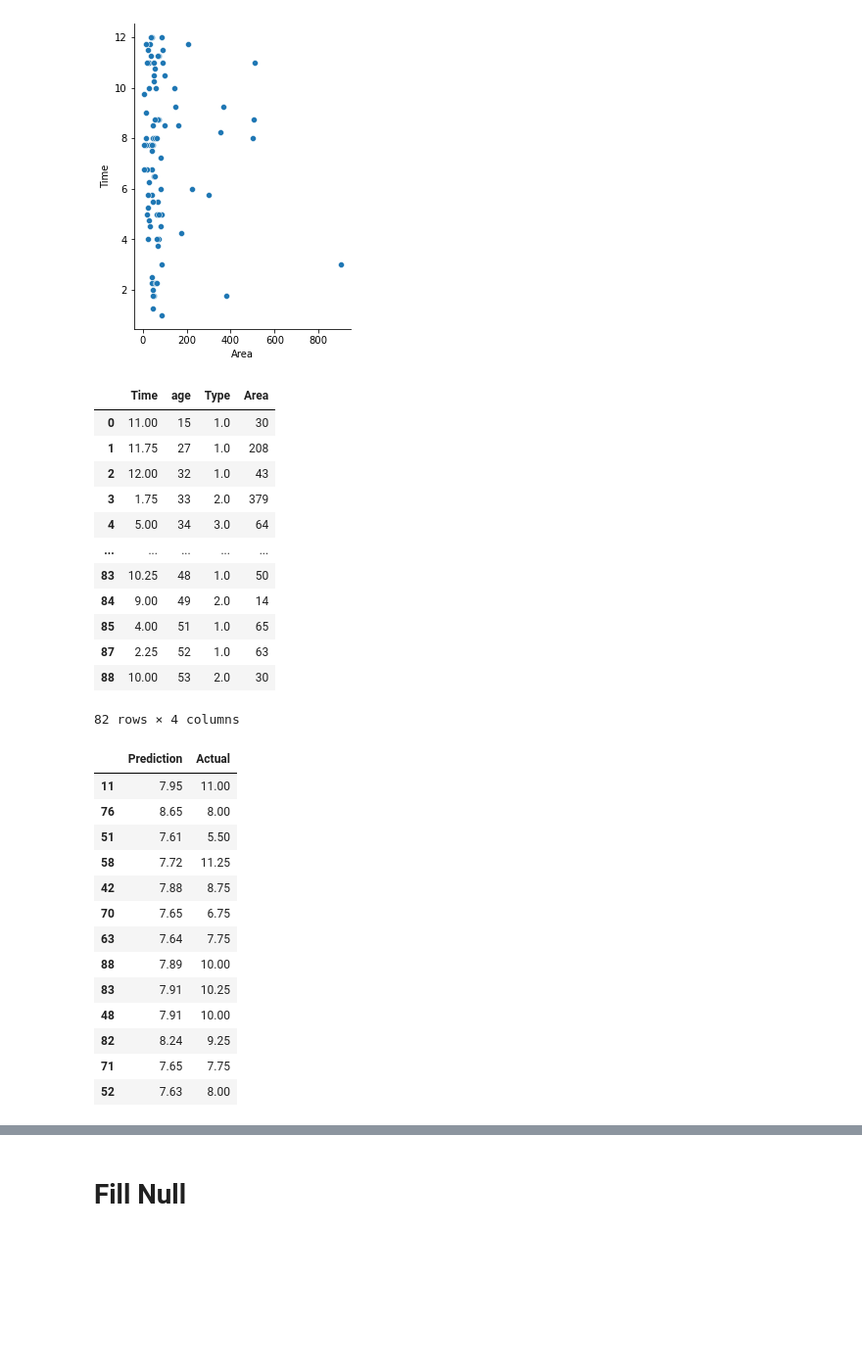
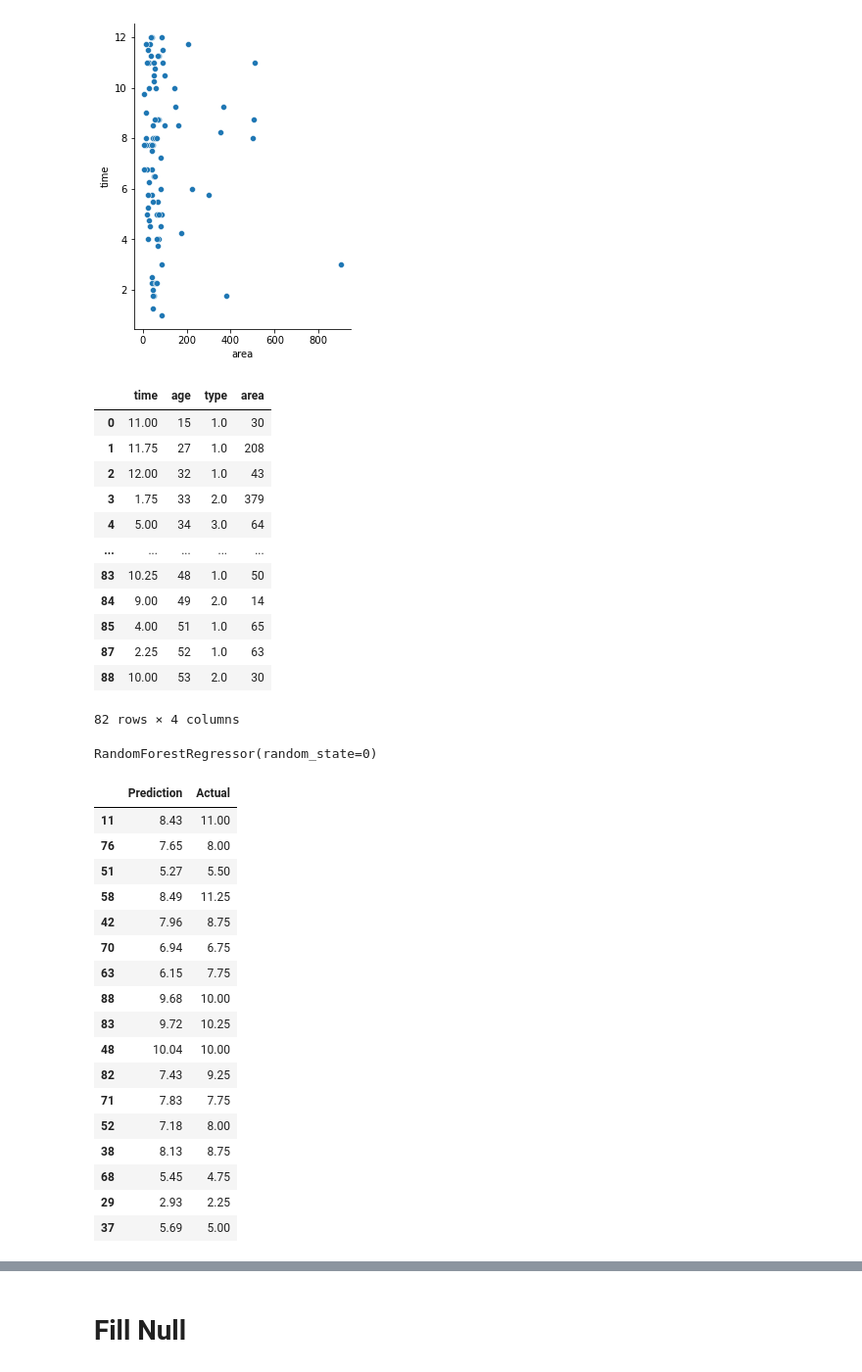
Before and after one commit to mjohantito/DataMining_APLProject, a Jupyter notebook: ManuelJohanTito_ALP_0706022010024.ipynb, the cells around one changed output, grey strips where cells are left out. Shown at 98% size. Drawn from its saved outputs; the diff is of its cells as text; code cells hidden in the pictures; blank space fills up the shorter version.

```diff
--- a/ManuelJohanTito_ALP_0706022010024.ipynb
+++ b/ManuelJohanTito_ALP_0706022010024.ipynb
@@ -42,3 +42,7 @@ Data columns (total 8 columns):
  7   Result_of_Treatment  90 non-null     int64
 dtypes: float64(4), int64(4)
 memory usage: 5.8 KB
+# %%
+#rename column
+df.rename(columns = {'gender' : 'gender','age' : 'age','Time':'time','Number_of_Warts':'warts_count','Type':'type','Area':'area','induration_diameter':'induration_diameter','Result_of_Treatment':'treatment_result'},inplace=True)
+df.info()
@@ -169,11 +193,11 @@ plt.show()
 [figure]
 [figure]
 # %%
-df2 = df.dropna(axis=0, subset=['Time','age','Type','Area'])
-df2 = df2.loc[:,['Time','age','Type','Area']]
+df2 = df.dropna(axis=0, subset=['time','age','type','area'])
+df2 = df2.loc[:,['time','age','type','area']]
 df2
 # %% [output]
-|  | Time | age | Type | Area |
+|  | time | age | type | area |
 | 0 | 11.00 | 15 | 1.0 | 30 |
 | 1 | 11.75 | 27 | 1.0 | 208 |
 | 2 | 12.00 | 32 | 1.0 | 43 |
@@ -189,36 +213,46 @@ df2
 # %%
 from sklearn.linear_model import LinearRegression
 
-X = df2[['age','Type','Area']]
-y = df2['Time']
+X = df2[['age','type','area']]
+y = df2['time']
 
-X_train, X_test, y_train, y_test = train_test_split(X, y, test_size=0.15, random_state=1) #random_state
+X_train, X_test, y_train, y_test = train_test_split(X, y, test_size=0.2, random_state=1) #random_state
 
-from sklearn.svm import SVR
-import numpy as np
+#from sklearn.svm import SVR
+#import numpy as np
 
-svr = SVR().fit(X, y)
+#svr = SVR().fit(X, y)
+
+from sklearn.ensemble import RandomForestRegressor
+rf = RandomForestRegressor(random_state=0)
+rf.fit(X,y)
+# %% [output]
+RandomForestRegressor(random_state=0)
 # %%
 pd.options.display.float_format = '{:0.2f}'.format
-y_pred = svr.predict(X_test)
+y_pred = rf.predict(X_test)
 compare = pd.DataFrame({'Prediction' : y_pred, 'Actual' : y_test})
 
 compare
 # %% [output]
 |  | Prediction | Actual |
-| 11 | 7.95 | 11.00 |
-| 76 | 8.65 | 8.00 |
-| 51 | 7.61 | 5.50 |
-| 58 | 7.72 | 11.25 |
-| 42 | 7.88 | 8.75 |
-| 70 | 7.65 | 6.75 |
-| 63 | 7.64 | 7.75 |
-| 88 | 7.89 | 10.00 |
-| 83 | 7.91 | 10.25 |
-| 48 | 7.91 | 10.00 |
-| 82 | 8.24 | 9.25 |
-| 71 | 7.65 | 7.75 |
-| 52 | 7.63 | 8.00 |
+| 11 | 8.43 | 11.00 |
+| 76 | 7.65 | 8.00 |
+| 51 | 5.27 | 5.50 |
+| 58 | 8.49 | 11.25 |
+| 42 | 7.96 | 8.75 |
+| 70 | 6.94 | 6.75 |
+| 63 | 6.15 | 7.75 |
+| 88 | 9.68 | 10.00 |
+| 83 | 9.72 | 10.25 |
+| 48 | 10.04 | 10.00 |
+| 82 | 7.43 | 9.25 |
+| 71 | 7.83 | 7.75 |
+| 52 | 7.18 | 8.00 |
+| 38 | 8.13 | 8.75 |
+| 68 | 5.45 | 4.75 |
+| 29 | 2.93 | 2.25 |
+| 37 | 5.69 | 5.00 |
 # %%
 def MAPE(y_test,y_pred):
     mape = np.mean(np.abs((y_test - y_pred)/y_test))*100
```
Also changed, not shown: parts of 69 cells of this notebook.
